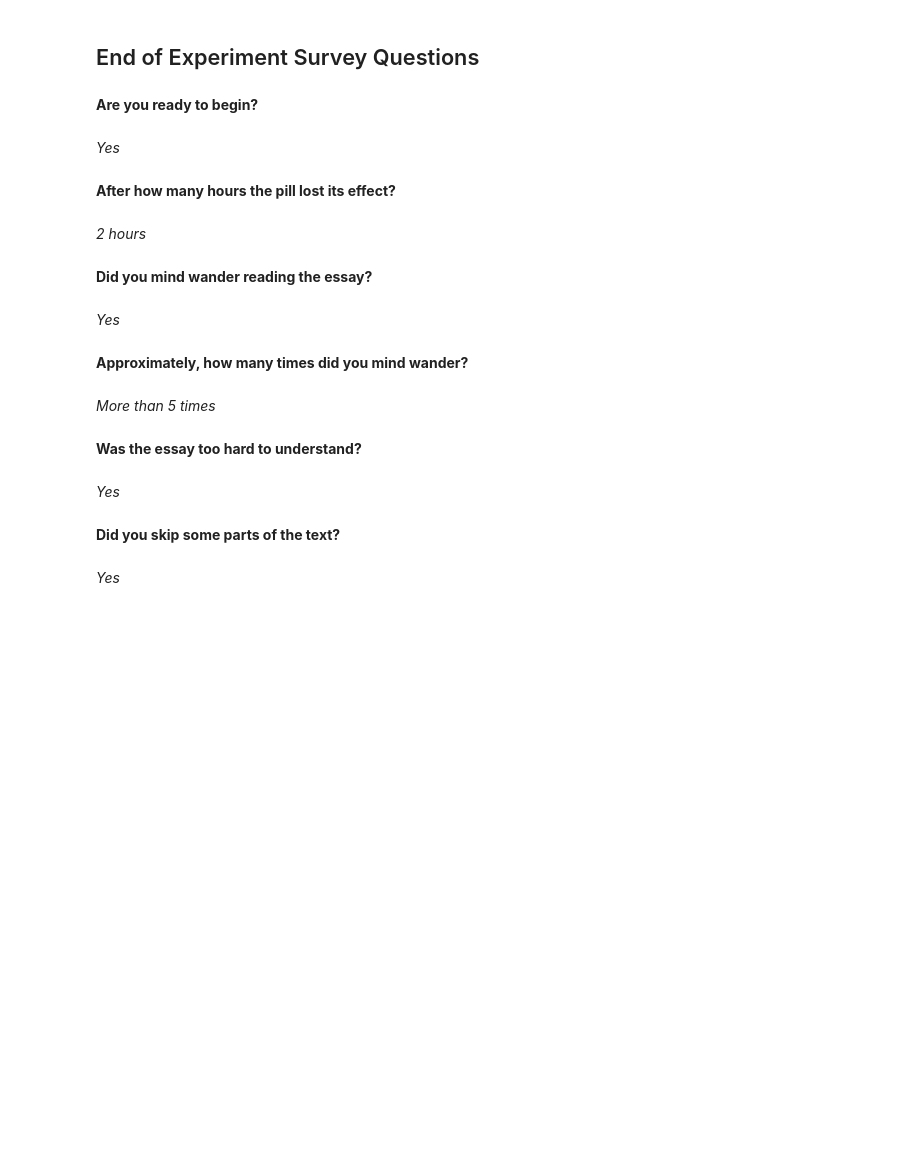
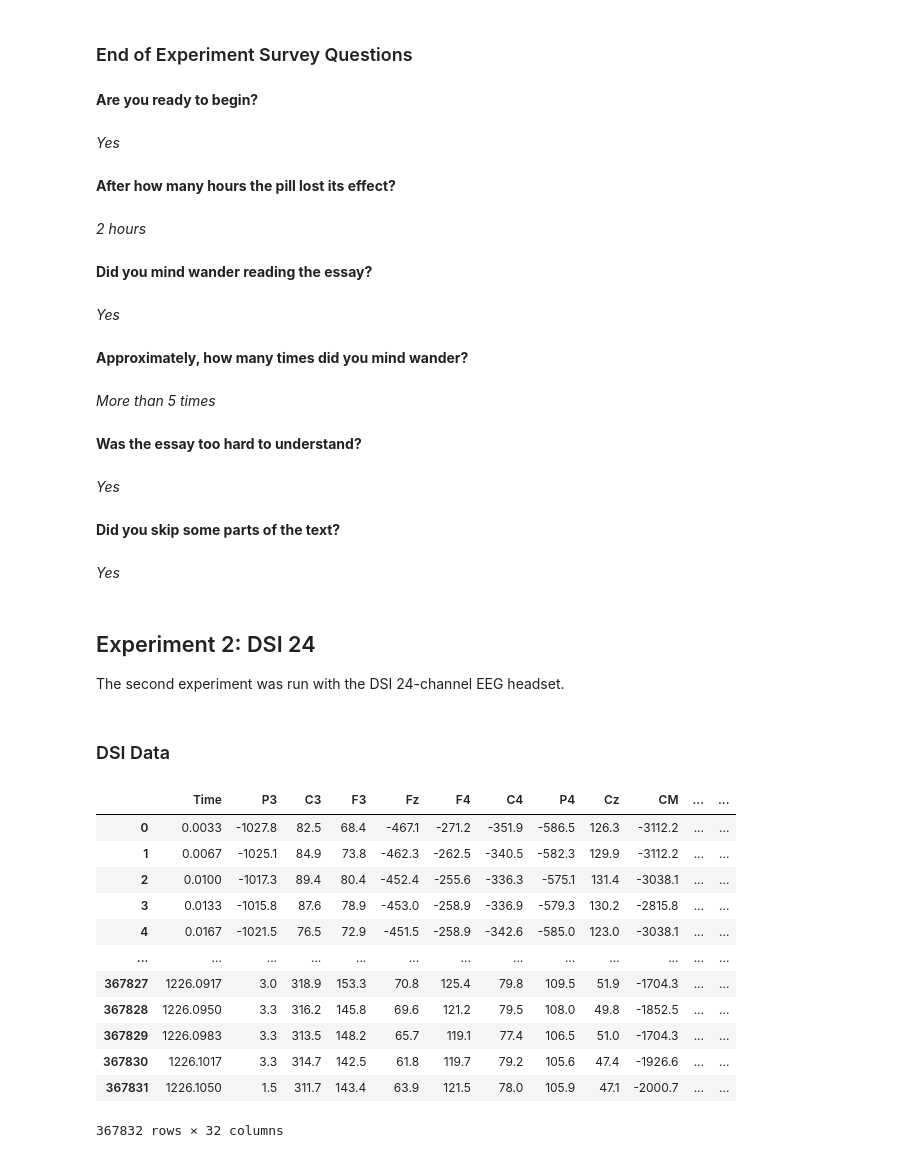
Before and after one commit to Ubiquitous-EEG-IQP/jupyter-notebooks, a Jupyter notebook: mind_wandering/mind_wandering.ipynb, the cells around one changed output. Drawn from its saved outputs; the diff is of its cells as text; code cells hidden in the pictures; blank space fills up the shorter version.

```diff
--- a/mind_wandering/mind_wandering.ipynb
+++ b/mind_wandering/mind_wandering.ipynb
@@ -56,6 +62,6 @@ from utils.multitaper_spectogram_python import multitaper_spectrogram
 # %%
-vr_filepath = "mind-wandering-152412.csv"
-questions_filepath = "mind-wandering-152412-questions.json"
 plux_filepath = "reza_mind_wandering.txt"
+plux_vr_filepath = "mind-wandering-152412.csv"
+plux_questions_filepath = "mind-wandering-152412-questions.json"
 # %%
 # LOAD PLUX DATA
@@ -201,14 +176,17 @@ spect, stimes, sfreqs = multitaper_spectrogram(eeg_uv, plux_sampling_rate, frequ
 # %%
-with open(questions_filepath) as f:
-    questions = json.load(f)
+def show_survey_questions(filepath):
+    with open(filepath) as f:
+        questions = json.load(f)
 
-display(Markdown("## End of Experiment Survey Questions"))
+    display(Markdown("### End of Experiment Survey Questions"))
 
-for q in questions["questions"]:
-    display(Markdown(f"**{q['question']}**"))
-    display(Markdown(f"*{q['choice']}*"))
+    for q in questions["questions"]:
+        display(Markdown(f"**{q['question']}**"))
+        display(Markdown(f"*{q['choice']}*"))
+
+show_survey_questions(plux_questions_filepath)
 # %% [output]
-## End of Experiment Survey Questions
+### End of Experiment Survey Questions
 **Are you ready to begin?**
 *Yes*
 **After how many hours the pill lost its effect?**
@@ -221,3 +199,44 @@ for q in questions["questions"]:
 *Yes*
 **Did you skip some parts of the text?**
 *Yes*
+# %% [markdown]
+## Experiment 2: DSI 24
+The second experiment was run with the DSI 24-channel EEG headset.
+# %%
+dsi_filepath = "reza_mw1_raw.csv"
+dsi_vr_filepath = "mind-wandering-184607.csv"
+dsi_questions_filepath = "mind-wandering-184607-questions.json"
+# %%
+# LOAD DSI DATA
+
+with open(dsi_filepath) as dsi:
+    for i in range(15):
+        line = dsi.readline()
+        if i == 6:
+            dsi_date = dt.datetime.strptime(line, "# Date =,%m/%d/%Y,,,,,,,,,,,,,,,,,,,,,,,,,,,\n")
+        if i == 7:
+            dsi_time = dt.datetime.strptime(line, "# Time =, %H:%M:%S.%f ,,,,,,,,,,,,,,,,,,,,,,,,,,,\n")
+            #print(dsi_date)
+            #print(dsi_time)
+    dsi_start = dt.datetime.combine(dsi_date, dsi_time.time())
+    #display(Markdown(f"DSI Start time: {dsi_start}"))
+    dsi_data = pd.read_csv(dsi)
+
+    dsi_data["time"] = dsi_data["Time"].apply(lambda t: dsi_start + dt.timedelta(seconds=t))
+    display(Markdown("### DSI Data"))
+    display(dsi_data)
+# %% [output]
+### DSI Data
+|  | Time | P3 | C3 | F3 | Fz | F4 | C4 | P4 | Cz | CM | ... | ... |
+| 0 | 0.0033 | -1027.8 | 82.5 | 68.4 | -467.1 | -271.2 | -351.9 | -586.5 | 126.3 | -3112.2 | ... | ... |
+| 1 | 0.0067 | -1025.1 | 84.9 | 73.8 | -462.3 | -262.5 | -340.5 | -582.3 | 129.9 | -3112.2 | ... | ... |
+| 2 | 0.0100 | -1017.3 | 89.4 | 80.4 | -452.4 | -255.6 | -336.3 | -575.1 | 131.4 | -3038.1 | ... | ... |
+| 3 | 0.0133 | -1015.8 | 87.6 | 78.9 | -453.0 | -258.9 | -336.9 | -579.3 | 130.2 | -2815.8 | ... | ... |
+| 4 | 0.0167 | -1021.5 | 76.5 | 72.9 | -451.5 | -258.9 | -342.6 | -585.0 | 123.0 | -3038.1 | ... | ... |
+| ... | ... | ... | ... | ... | ... | ... | ... | ... | ... | ... | ... | ... |
+| 367827 | 1226.0917 | 3.0 | 318.9 | 153.3 | 70.8 | 125.4 | 79.8 | 109.5 | 51.9 | -1704.3 | ... | ... |
+| 367828 | 1226.0950 | 3.3 | 316.2 | 145.8 | 69.6 | 121.2 | 79.5 | 108.0 | 49.8 | -1852.5 | ... | ... |
+| 367829 | 1226.0983 | 3.3 | 313.5 | 148.2 | 65.7 | 119.1 | 77.4 | 106.5 | 51.0 | -1704.3 | ... | ... |
+| 367830 | 1226.1017 | 3.3 | 314.7 | 142.5 | 61.8 | 119.7 | 79.2 | 105.6 | 47.4 | -1926.6 | ... | ... |
+| 367831 | 1226.1050 | 1.5 | 311.7 | 143.4 | 63.9 | 121.5 | 78.0 | 105.9 | 47.1 | -2000.7 | ... | ... |
+367832 rows × 32 columns
```
Also changed, not shown: parts of 10 cells of this notebook, 5 other files.
